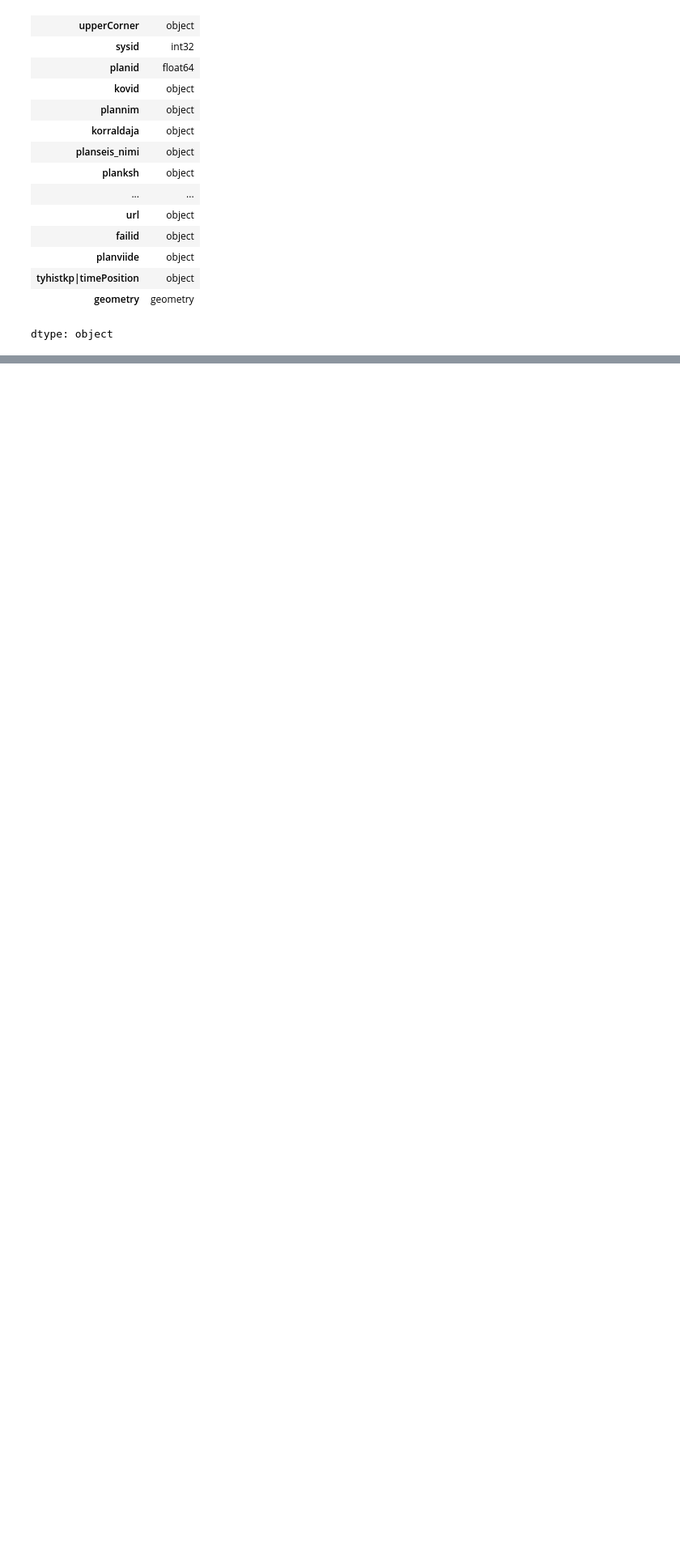
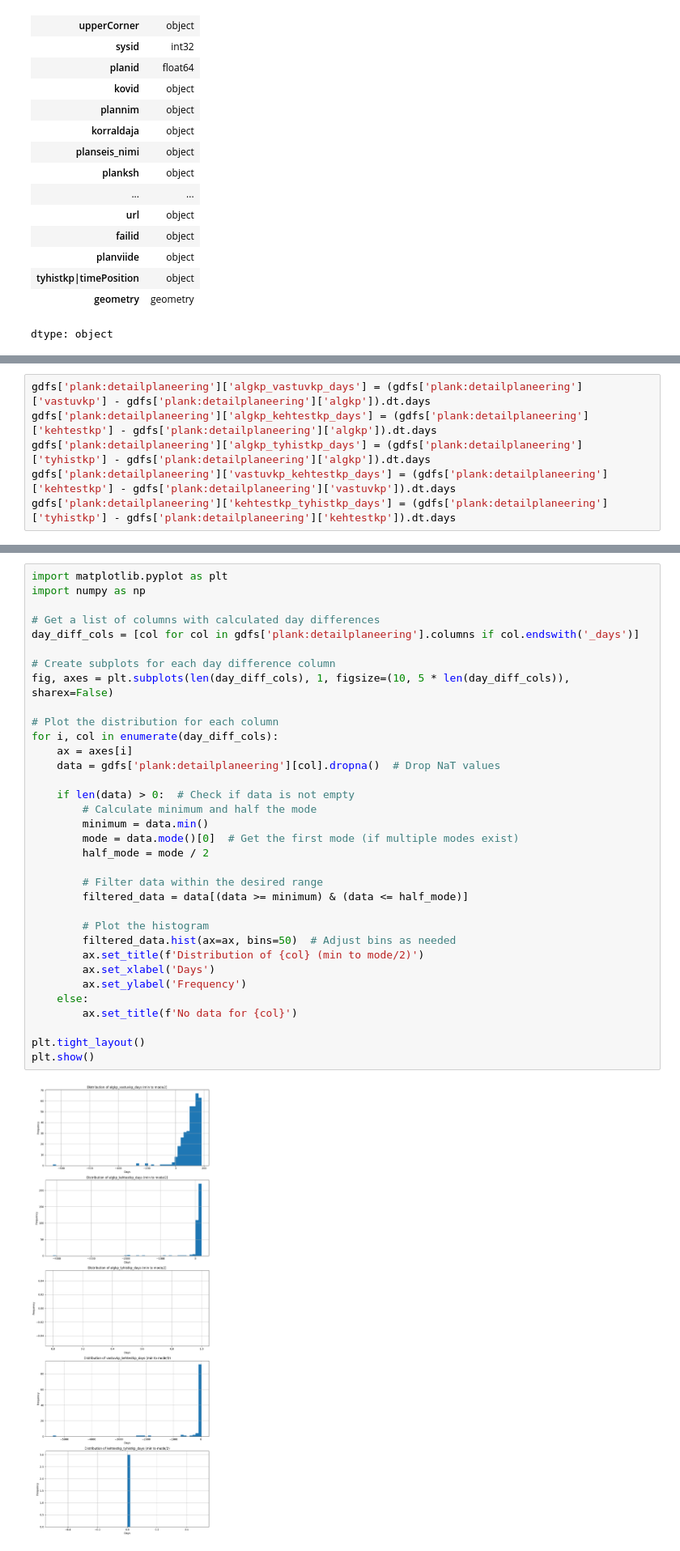
Before and after one commit to taavip/PLANK, a Jupyter notebook: plank_statistika_kvaliteedi_analyys.ipynb, the cells around one changed output, grey strips where cells are left out. Shown: that part at 81% size. Drawn from its saved outputs; the diff is of its cells as text; blank space fills up the shorter version.

```diff
--- a/plank_statistika_kvaliteedi_analyys.ipynb
+++ b/plank_statistika_kvaliteedi_analyys.ipynb
@@ -164,0 +275,6 @@ plt.gca().spines[['top', 'right',]].set_visible(False)
+# %%
+gdfs['plank:detailplaneering']['algkp_vastuvkp_days'] = (gdfs['plank:detailplaneering']['vastuvkp'] - gdfs['plank:detailplaneering']['algkp']).dt.days
+gdfs['plank:detailplaneering']['algkp_kehtestkp_days'] = (gdfs['plank:detailplaneering']['kehtestkp'] - gdfs['plank:detailplaneering']['algkp']).dt.days
+gdfs['plank:detailplaneering']['algkp_tyhistkp_days'] = (gdfs['plank:detailplaneering']['tyhistkp'] - gdfs['plank:detailplaneering']['algkp']).dt.days
+gdfs['plank:detailplaneering']['vastuvkp_kehtestkp_days'] = (gdfs['plank:detailplaneering']['kehtestkp'] - gdfs['plank:detailplaneering']['vastuvkp']).dt.days
+gdfs['plank:detailplaneering']['kehtestkp_tyhistkp_days'] = (gdfs['plank:detailplaneering']['tyhistkp'] - gdfs['plank:detailplaneering']['kehtestkp']).dt.days
@@ -164,0 +311,36 @@ plt.gca().spines[['top', 'right',]].set_visible(False)
+# %%
+import matplotlib.pyplot as plt
+import numpy as np
+
+# Get a list of columns with calculated day differences
+day_diff_cols = [col for col in gdfs['plank:detailplaneering'].columns if col.endswith('_days')]
+
+# Create subplots for each day difference column
+fig, axes = plt.subplots(len(day_diff_cols), 1, figsize=(10, 5 * len(day_diff_cols)), sharex=False)
+
+# Plot the distribution for each column
+for i, col in enumerate(day_diff_cols):
+    ax = axes[i]
+    data = gdfs['plank:detailplaneering'][col].dropna()  # Drop NaT values
+
+    if len(data) > 0:  # Check if data is not empty
+        # Calculate minimum and half the mode
+        minimum = data.min()
+        mode = data.mode()[0]  # Get the first mode (if multiple modes exist)
+        half_mode = mode / 2
+
+        # Filter data within the desired range
+        filtered_data = data[(data >= minimum) & (data <= half_mode)]
+
+        # Plot the histogram
+        filtered_data.hist(ax=ax, bins=50)  # Adjust bins as needed
+        ax.set_title(f'Distribution of {col} (min to mode/2)')
+        ax.set_xlabel('Days')
+        ax.set_ylabel('Frequency')
+    else:
+        ax.set_title(f'No data for {col}')
+
+plt.tight_layout()
+plt.show()
+# %% [output]
+[figure, added]
```
Also changed, not shown: parts of 10 cells of this notebook.
